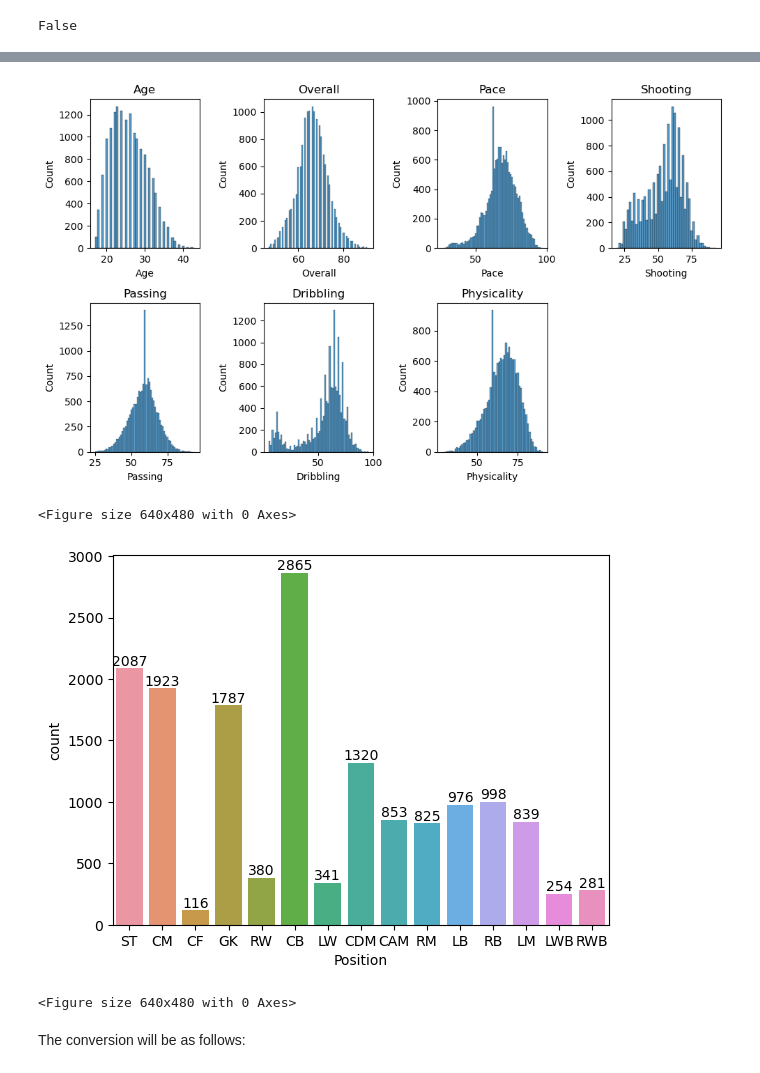
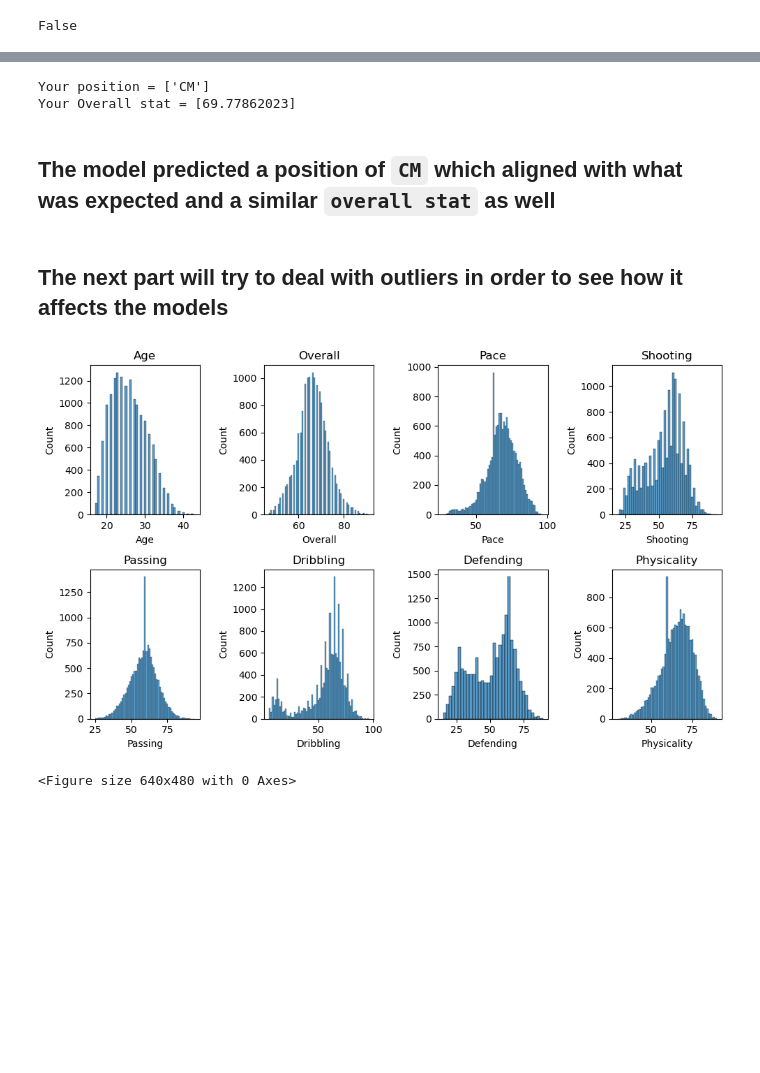
Before and after one commit to YSKAA423/Football-Player-Classification-and-Stat-Prediction-using-KNN-and-Linear-Regression, a Jupyter notebook: Using K-Nearest-Neighbor to classify my position.ipynb, the cells around one changed output, grey strips where cells are left out. Saved outputs shown, nothing was run; the diff lists cells and outputs as text; code cells hidden in the pictures; blank space fills up the shorter version.

Commit message:
Added the models and comparisons

```diff
--- a/Using K-Nearest-Neighbor to classify my position.ipynb
+++ b/Using K-Nearest-Neighbor to classify my position.ipynb
@@ -104,36 +328,32 @@ False
+# %%
+# First attempt at classification and Prediction
+
+print(f"Your position = {knnmodel.predict(scaled_stats_k)}")
+print(f"Your Overall stat = {lrmodel.predict(scaled_stats_lr)}")
+# %% [output]
+Your position = ['CM']
+Your Overall stat = [69.77862023]
+# %% [markdown]
+## The model predicted a position of `CM` which aligned with what was expected and a similar `overall stat` as well
+# %% [markdown]
+## The next part will try to deal with outliers in order to see how it affects the models
 # %%
 # We will look at the distribution of ages and overall stats
-variables = ["Age","Overall","Pace","Shooting","Passing","Dribbling","Physicality"]
+variables = ["Age", "Overall", "Pace", "Shooting", "Passing", "Dribbling", "Defending", "Physicality"]
 
 # Create a figure and axis objects
 fig, axs = plt.subplots(2, 4, figsize=(10, 6))
 
 axs = axs.flatten()
 
-# Loops through each variable and plot
 for i, var in enumerate(variables):
     sns.histplot(players[var], ax=axs[i])
     axs[i].set_title(var)
 
-# Hides the empty subplots in the last row
-for j in range(len(variables), len(axs)):
-    axs[j].axis('off')
 
 plt.tight_layout()
 plt.show()
 plt.clf()
 # %% [output]
-[figure, old version]
+[figure, new version]
 <Figure size 640x480 with 0 Axes>
-# %%
-# Checking the position column as well
-
-ax = sns.countplot(x = "Position",data = players)
-ax.bar_label(ax.containers[0])
-plt.show()
-plt.clf()
-# %% [output]
-[figure, removed]
-<Figure size 640x480 with 0 Axes>
-# %% [markdown]
-The conversion will be as follows:
```
Also changed, not shown: parts of 38 cells of this notebook.
